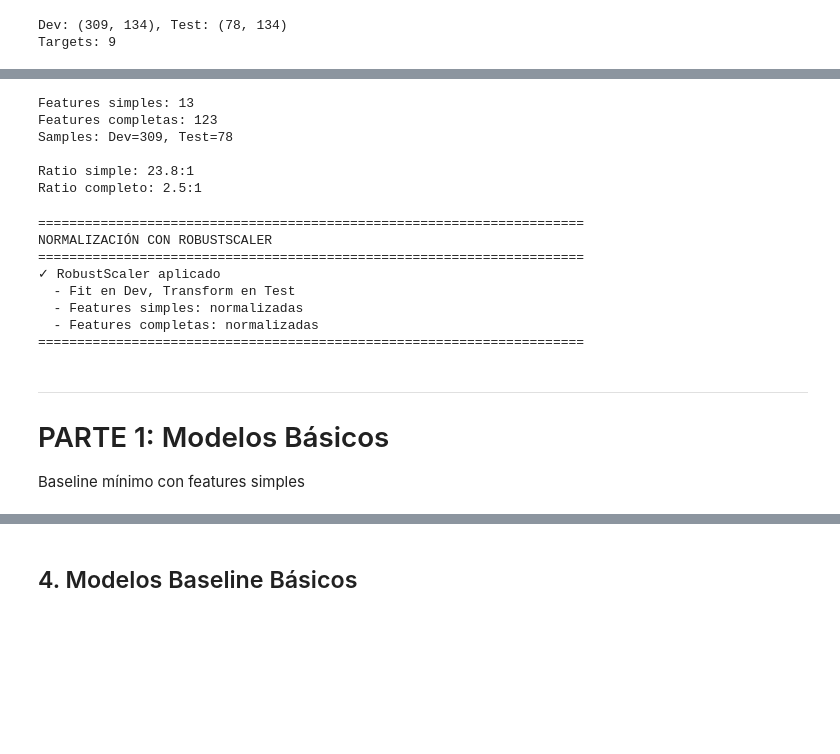
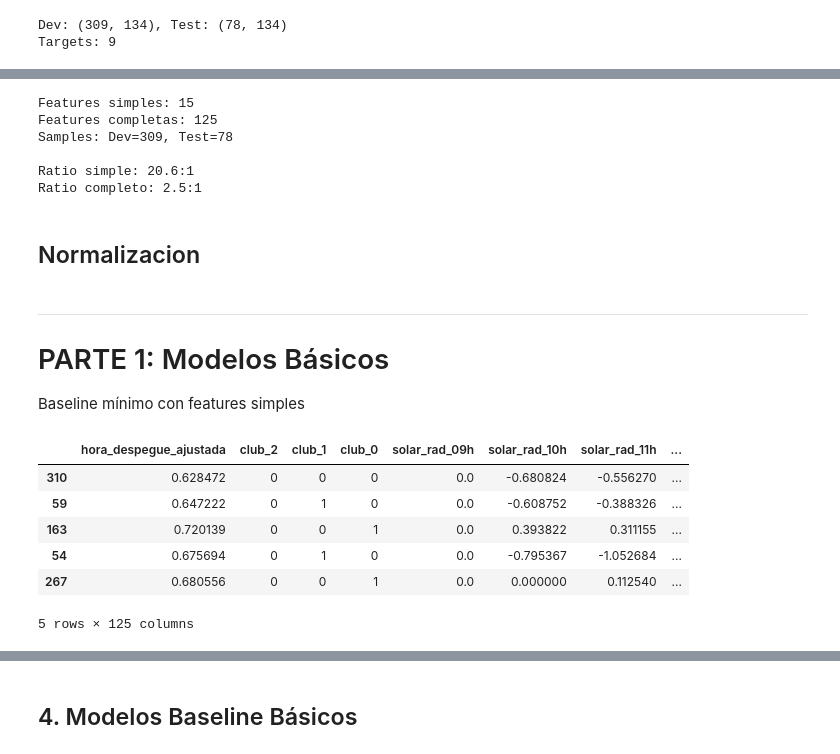
Before and after one commit to estanislaomolina/TP-Final-ML, a Jupyter notebook: 02_Modelos/02_Baseline.ipynb, the cells around one changed output, grey strips where cells are left out. Saved outputs shown, nothing was run; the diff lists cells and outputs as text; code cells hidden in the pictures; blank space fills up the shorter version.

```diff
--- a/02_Modelos/02_Baseline.ipynb
+++ b/02_Modelos/02_Baseline.ipynb
@@ -83,10 +79,12 @@ Sin normalizar, modelos lineales tienen gaps negativos grandes (Test > Dev) debi
 # %%
-# Features SIMPLES (14 promedios)
+dev, test = coordenadas_a_one_hot(dev, test)
+dev, test = ajustar_hora_despegue(dev, test)
+
 X_dev_simple, y_dev, X_test_simple, y_test = preparar_datos(
     dev, test, targets_reg, modo='simple'
 )
 
-# Features COMPLETAS (110+ horarias)
+# Features COMPLETAS (110 horarias)
 X_dev_full, _, X_test_full, _ = preparar_datos(
     dev, test, targets_reg, modo='completo'
 )
@@ -97,55 +95,11 @@ print(f"Samples: Dev={X_dev_simple.shape[0]}, Test={X_test_simple.shape[0]}")
 print(f"\nRatio simple: {X_dev_simple.shape[0]/X_dev_simple.shape[1]:.1f}:1")
 print(f"Ratio completo: {X_dev_full.shape[0]/X_dev_full.shape[1]:.1f}:1")
 # %% [output]
-Features simples: 13
-Features completas: 123
+Features simples: 15
+Features completas: 125
 Samples: Dev=309, Test=78
 
-Ratio simple: 23.8:1
+Ratio simple: 20.6:1
 Ratio completo: 2.5:1
-# %%
-# NORMALIZACIÓN
-print("\n" + "="*70)
-print("NORMALIZACIÓN CON ROBUSTSCALER")
-print("="*70)
-
-# Features simples
-scaler_simple = RobustScaler()
-X_dev_simple_scaled = pd.DataFrame(
-    scaler_simple.fit_transform(X_dev_simple),
-    columns=X_dev_simple.columns,
-    index=X_dev_simple.index
-)
-X_test_simple_scaled = pd.DataFrame(
-    scaler_simple.transform(X_test_simple),
-    columns=X_test_simple.columns,
-    index=X_test_simple.index
-)
-
-# Features completas
-scaler_full = RobustScaler()
-X_dev_full_scaled = pd.DataFrame(
-    scaler_full.fit_transform(X_dev_full),
-    columns=X_dev_full.columns,
-    index=X_dev_full.index
-)
-X_test_full_scaled = pd.DataFrame(
-    scaler_full.transform(X_test_full),
-    columns=X_test_full.columns,
-    index=X_test_full.index
-)
-
-print("✓ RobustScaler aplicado")
-print("  - Fit en Dev, Transform en Test")
-print("  - Features simples: normalizadas")
-print("  - Features completas: normalizadas")
-print("="*70)
-# %% [output]
-======================================================================
-NORMALIZACIÓN CON ROBUSTSCALER
-======================================================================
-✓ RobustScaler aplicado
-  - Fit en Dev, Transform en Test
-  - Features simples: normalizadas
-  - Features completas: normalizadas
-======================================================================
+# %% [markdown]
+## Normalizacion
@@ -154,3 +124,13 @@ NORMALIZACIÓN CON ROBUSTSCALER
 # PARTE 1: Modelos Básicos
 
 Baseline mínimo con features simples
+# %%
+X_dev_full_scaled.head()
+# %% [output]
+|  | hora_despegue_ajustada | club_2 | club_1 | club_0 | solar_rad_09h | solar_rad_10h | solar_rad_11h | ... |
+| 310 | 0.628472 | 0 | 0 | 0 | 0.0 | -0.680824 | -0.556270 | ... |
+| 59 | 0.647222 | 0 | 1 | 0 | 0.0 | -0.608752 | -0.388326 | ... |
+| 163 | 0.720139 | 0 | 0 | 1 | 0.0 | 0.393822 | 0.311155 | ... |
+| 54 | 0.675694 | 0 | 1 | 0 | 0.0 | -0.795367 | -1.052684 | ... |
+| 267 | 0.680556 | 0 | 0 | 1 | 0.0 | 0.000000 | 0.112540 | ... |
+5 rows × 125 columns
```
Also changed, not shown: parts of 20 cells of this notebook, 15 other files.
